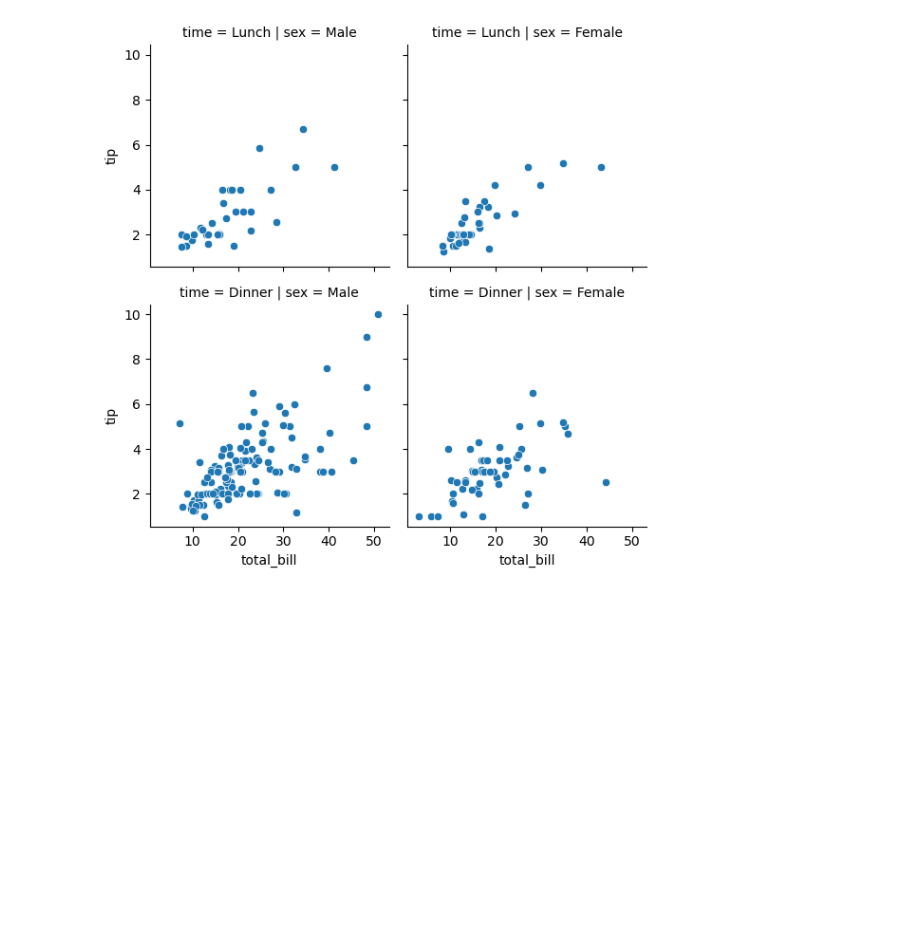
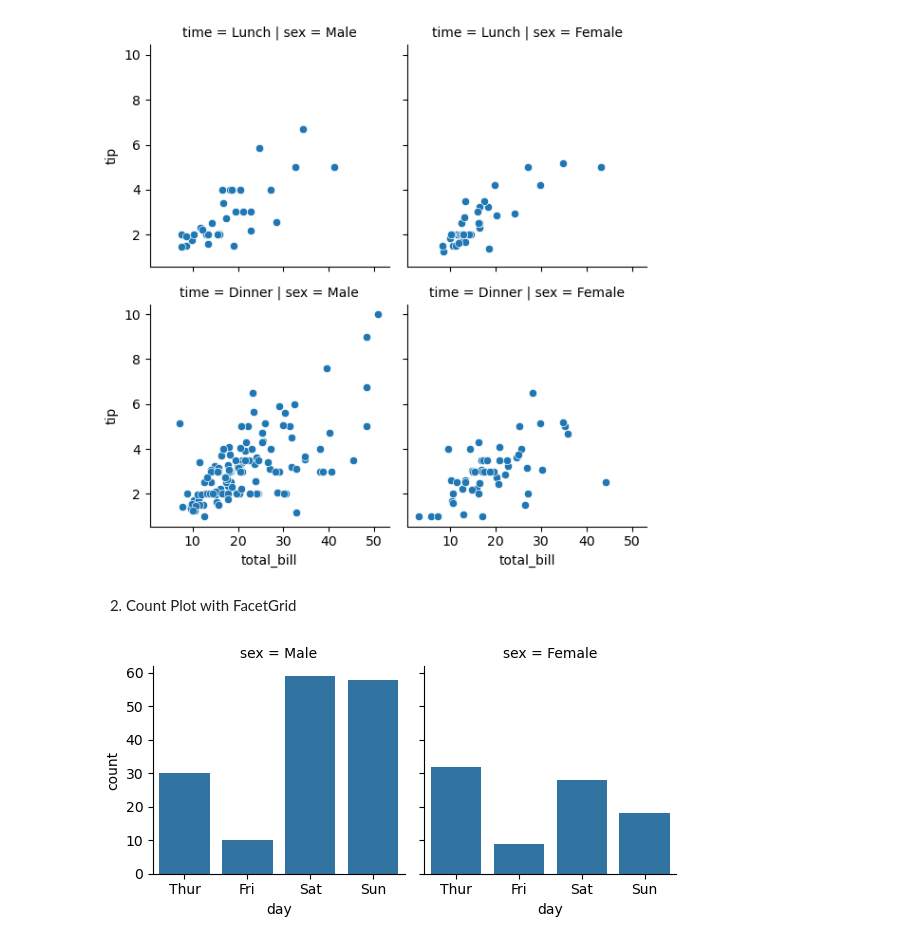
Before and after one commit to EesaYousuf/computer_vision, a Jupyter notebook: Statistical Data Visualization/FacetGrid.ipynb, the cells around one changed output. Drawn from its saved outputs; the diff is of its cells as text; code cells hidden in the pictures; blank space fills up the shorter version.

```diff
--- a/Statistical Data Visualization/FacetGrid.ipynb
+++ b/Statistical Data Visualization/FacetGrid.ipynb
@@ -15,3 +15,11 @@ g.map_dataframe(sns.scatterplot, x="total_bill", y="tip")
 plt.show()
 # %% [output]
 [figure]
+# %% [markdown]
+ 2. Count Plot with FacetGrid
+# %%
+g = sns.FacetGrid(tips, col="sex")
+g.map_dataframe(sns.countplot, x="day")
+plt.show()
+# %% [output]
+[figure, added]
```
